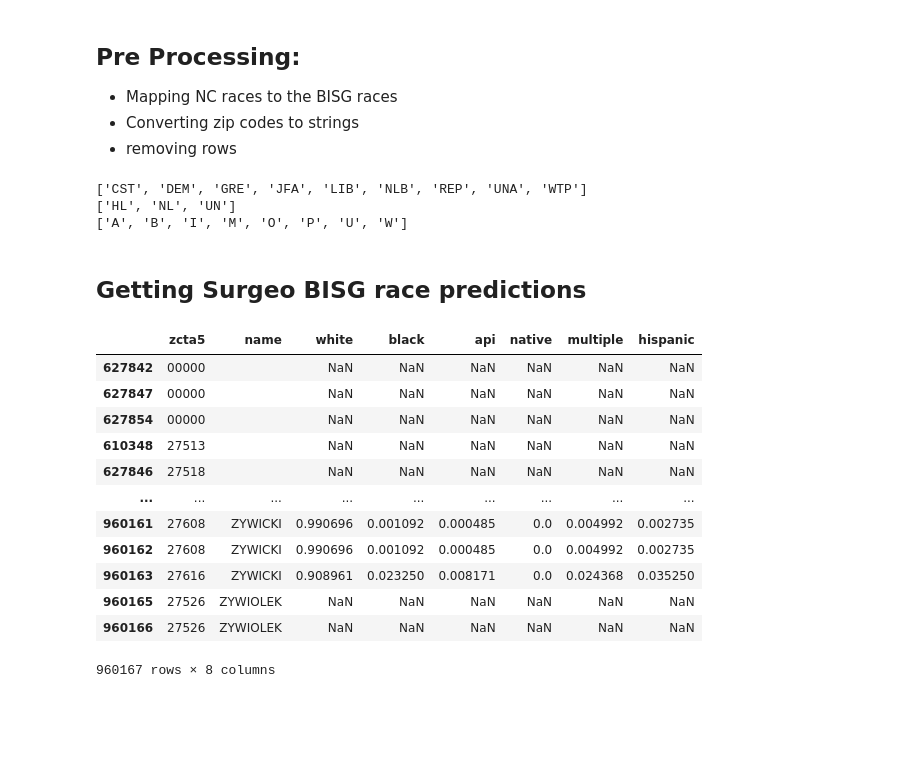
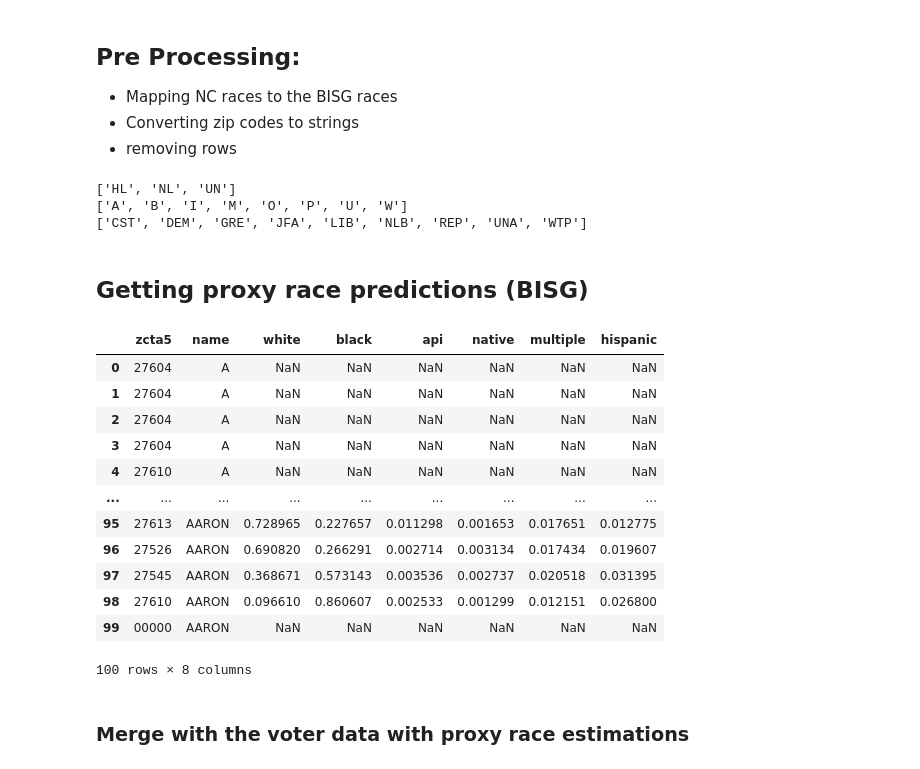
Before and after one commit to saminourji/BISGproject, a Jupyter notebook: src/BISG_North_Carolina_Voter_Registration_Analysis.ipynb, the cells around one changed output. Drawn from its saved outputs; the diff is of its cells as text; code cells hidden in the pictures; blank space fills up the shorter version.

```diff
--- a/src/BISG_North_Carolina_Voter_Registration_Analysis.ipynb
+++ b/src/BISG_North_Carolina_Voter_Registration_Analysis.ipynb
@@ -58,19 +58,20 @@ voter_data.head()
 # %%
 import numpy as np
 
-voter_parties = sorted(voter_data["party_cd"].unique())
-print(voter_parties)
 print(sorted(voter_data["ethnic_code"].unique()))
 print(sorted(voter_data["race_code"].unique()))
 
 
-# Remove last name NAs
-
+# Remove parties other than DEM REP LIB IND
+# voter_data = voter_data[voter_data["party_cd"].isin(["DEM", "REP","LIB","UNA"])]
+voter_parties = sorted(voter_data["party_cd"].unique())
+print(voter_parties)
 
 
 
 # Making the "race_code" and "ehnic_code" match with the surgeo's BISG race
     # hispanic ethnicity takes priority over race
+bisg_race = ["white", "black", "api", "native", "multiple", "hispanic"]
 race_map = {"A": "multiple",
              "B": "black",
              "P": "api",
@@ -91,47 +92,34 @@ voter_data["zip_code"] = voter_data["zip_code"].astype(int).astype(str)
 
 # voter_data["last_name"] = voter_data["last_name"].fillna("")
 # %% [output]
-['CST', 'DEM', 'GRE', 'JFA', 'LIB', 'NLB', 'REP', 'UNA', 'WTP']
 ['HL', 'NL', 'UN']
 ['A', 'B', 'I', 'M', 'O', 'P', 'U', 'W']
+['CST', 'DEM', 'GRE', 'JFA', 'LIB', 'NLB', 'REP', 'UNA', 'WTP']
+# %% [markdown]
+## Getting proxy race predictions (BISG)
 # %%
-# import sys, os
-# sys.path.append(os.path.abspath(os.path.join(os.getcwd(), '..')))
-# from predictors.BISGPredictor_class import BISGPredictor
+import sys, os
+sys.path.append(os.path.abspath(os.path.join(os.getcwd(), '..')))
+from predictors.BISGPredictor_class import BISGPredictor
 
-# bisg = BISGPredictor()
+bisg = BISGPredictor()
 
-# sg_results = bisg.inference(voter_data)
+sg_results = bisg.inference(voter_data)
+sg_results.head(100)
+# %% [output]
+|  | zcta5 | name | white | black | api | native | multiple | hispanic |
+| 0 | 27604 | A | NaN | NaN | NaN | NaN | NaN | NaN |
+| 1 | 27604 | A | NaN | NaN | NaN | NaN | NaN | NaN |
+| 2 | 27604 | A | NaN | NaN | NaN | NaN | NaN | NaN |
+| 3 | 27604 | A | NaN | NaN | NaN | NaN | NaN | NaN |
+| 4 | 27610 | A | NaN | NaN | NaN | NaN | NaN | NaN |
+| ... | ... | ... | ... | ... | ... | ... | ... | ... |
+| 95 | 27613 | AARON | 0.728965 | 0.227657 | 0.011298 | 0.001653 | 0.017651 | 0.012775 |
+| 96 | 27526 | AARON | 0.690820 | 0.266291 | 0.002714 | 0.003134 | 0.017434 | 0.019607 |
+| 97 | 27545 | AARON | 0.368671 | 0.573143 | 0.003536 | 0.002737 | 0.020518 | 0.031395 |
+| 98 | 27610 | AARON | 0.096610 | 0.860607 | 0.002533 | 0.001299 | 0.012151 | 0.026800 |
+| 99 | 00000 | AARON | NaN | NaN | NaN | NaN | NaN | NaN |
+100 rows × 8 columns
-# %% [markdown]
-## Getting Surgeo BISG race predictions
-# %%
-import surgeo
-bisg_race = ["white", "black", "api", "native", "multiple", "hispanic"]
-
-fsg = surgeo.BIFSGModel()
-sg = surgeo.SurgeoModel()
-f = surgeo.FirstNameModel()
-g = surgeo.GeocodeModel()
-s = surgeo.SurnameModel()
-
-first_names = voter_data["first_name"]
-surnames = voter_data["last_name"]
-zctas = voter_data["zip_code"]
-
-sg_results = sg.get_probabilities(surnames, zctas)
-sg_results.sort_values(by = ["name", "zcta5"])
-# %% [output]
-|  | zcta5 | name | white | black | api | native | multiple | hispanic |
-| 627842 | 00000 |  | NaN | NaN | NaN | NaN | NaN | NaN |
-| 627847 | 00000 |  | NaN | NaN | NaN | NaN | NaN | NaN |
-| 627854 | 00000 |  | NaN | NaN | NaN | NaN | NaN | NaN |
-| 610348 | 27513 |  | NaN | NaN | NaN | NaN | NaN | NaN |
-| 627846 | 27518 |  | NaN | NaN | NaN | NaN | NaN | NaN |
-| ... | ... | ... | ... | ... | ... | ... | ... | ... |
-| 960161 | 27608 | ZYWICKI | 0.990696 | 0.001092 | 0.000485 | 0.0 | 0.004992 | 0.002735 |
-| 960162 | 27608 | ZYWICKI | 0.990696 | 0.001092 | 0.000485 | 0.0 | 0.004992 | 0.002735 |
-| 960163 | 27616 | ZYWICKI | 0.908961 | 0.023250 | 0.008171 | 0.0 | 0.024368 | 0.035250 |
-| 960165 | 27526 | ZYWIOLEK | NaN | NaN | NaN | NaN | NaN | NaN |
-| 960166 | 27526 | ZYWIOLEK | NaN | NaN | NaN | NaN | NaN | NaN |
-960167 rows × 8 columns
+# %% [markdown]
+### Merge with the voter data with proxy race estimations
 # %%
```
Also changed, not shown: parts of 9 cells of this notebook, 3 other files.
